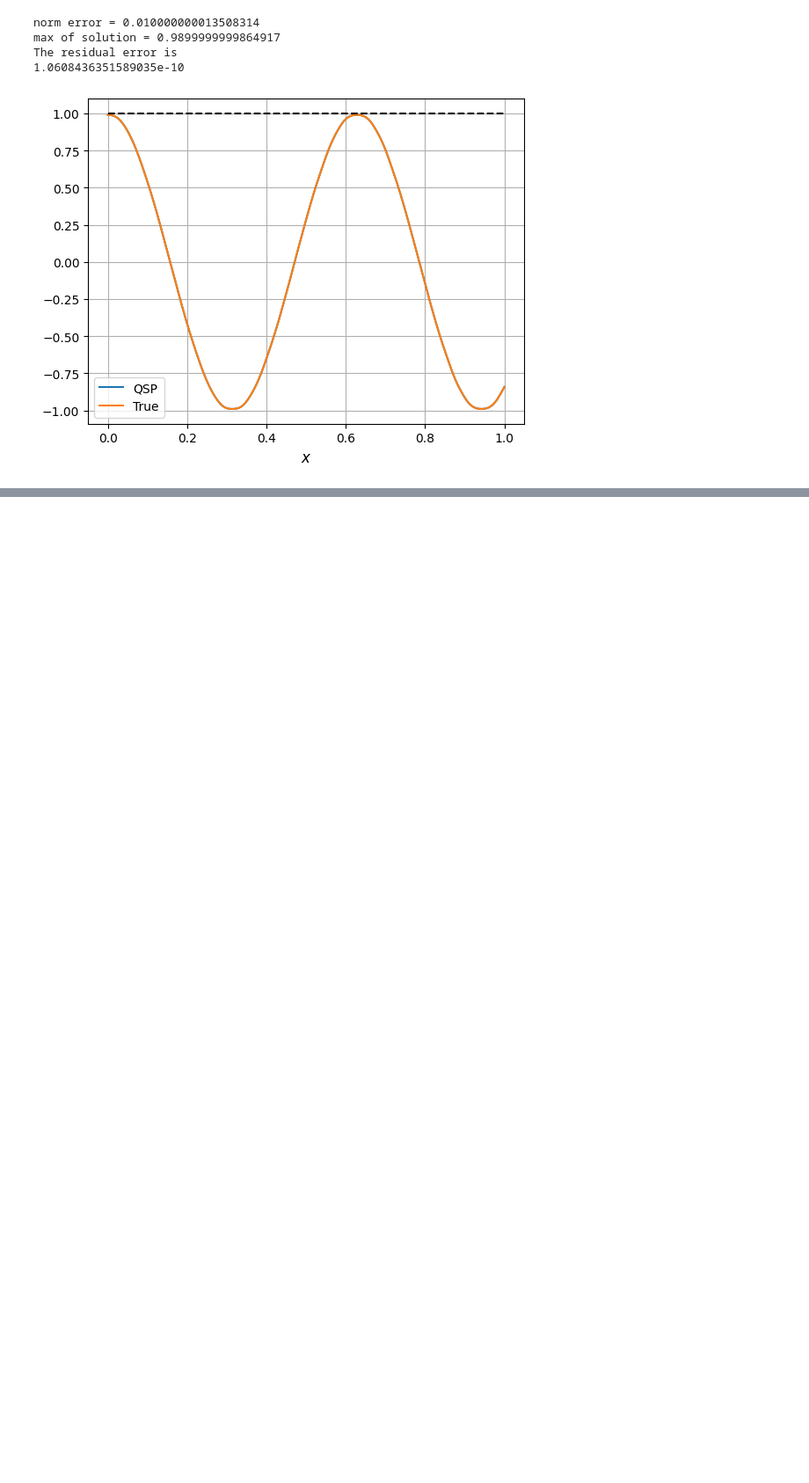
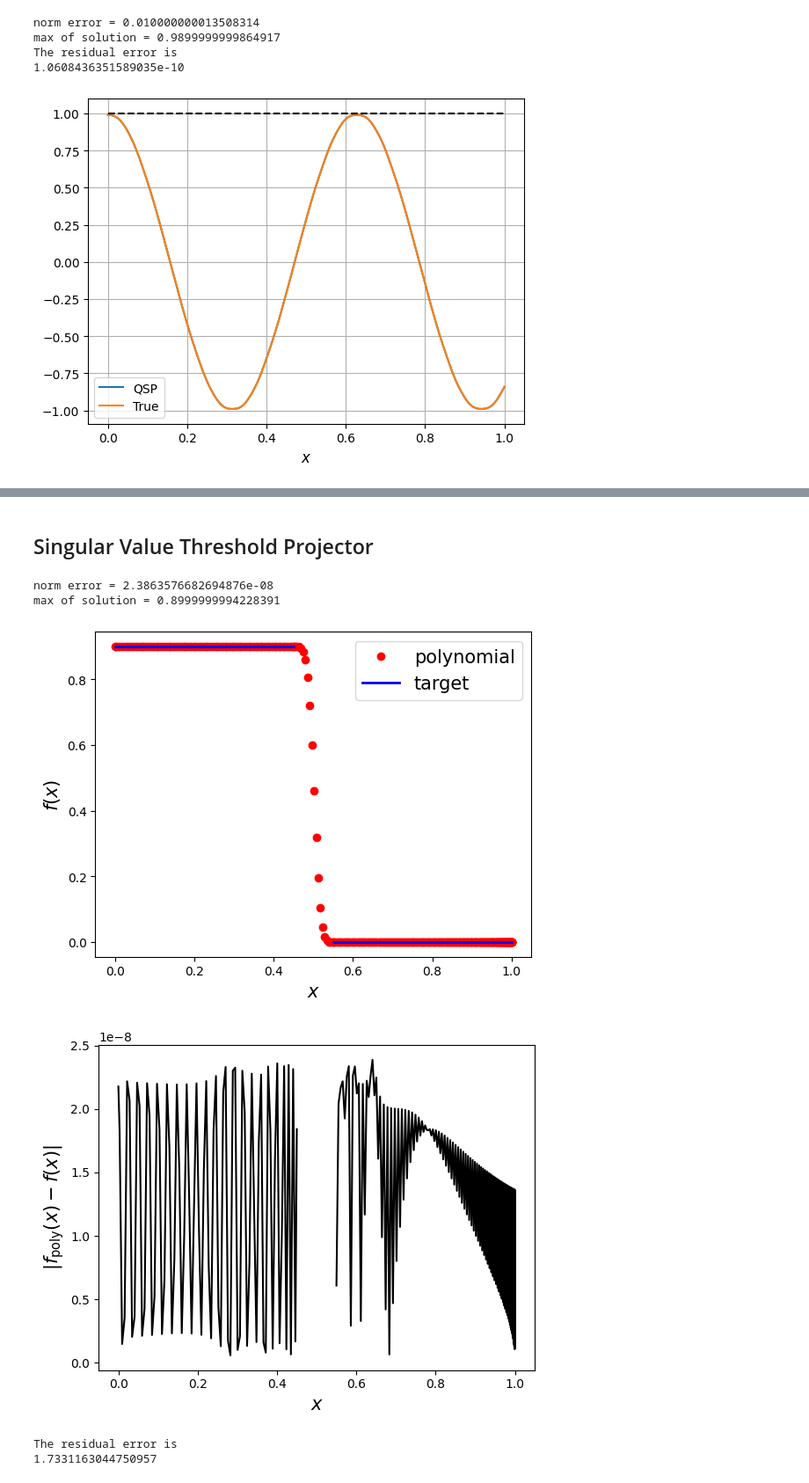
Before and after one commit to qsppack/pyqsppack, a Jupyter notebook: nlft_examples.ipynb, the cells around one changed output, grey strips where cells are left out. Shown at 88% size. Saved outputs shown, nothing was run; the diff lists cells and outputs as text; code cells hidden in the pictures; blank space fills up the shorter version.

```diff
--- a/nlft_examples.ipynb
+++ b/nlft_examples.ipynb
@@ -180,0 +241,46 @@ plt.show()
+# %% [markdown]
+## Singular Value Threshold Projector
+# %%
+delta = 0.05
+targ = np.vectorize(lambda x: 1 if np.abs(x) < 0.5 else 0)
+deg = 250
+parity = deg % 2
+
+opts = {
+    'intervals': [0, 0.5-delta, 0.5+delta, 1],
+    'objnorm': np.inf,
+    'epsil': 0.1,
+    'npts': 250,
+    'fscale': 0.9,
+    'maxiter': 100,
+    'isplot': True,
+    'method': 'cvxpy'
+}
+coef_full = cvx_poly_coef(targ, deg, opts)
+coef = 2*coef_full[parity::2]
+
+
+opts.update({
+    'N': 2**9,
+    'method': 'NLFT',
+    'targetPre': False,
+    'typePhi': 'reduced'})
+phi_proc, out = solve(coef, parity, opts)
+out['typePhi'] = 'full'
+
+
+xlist = np.linspace(0, 1, 1000)
+func = lambda x: chebyshev_to_func(x, coef, parity, True)
+targ_value = targ(xlist)
+func_value = func(xlist)
+QSP_value = get_entry(xlist, np.real(phi_proc), out)
+err = np.linalg.norm(QSP_value - func_value, np.inf)
+print('The residual error is')
+print(err)
+# %% [output]
+norm error = 2.3863576682694876e-08
+max of solution = 0.8999999994228391
+[figure, added]
+[figure, added]
+The residual error is
+1.7331163044750957
```
Also changed, not shown: parts of 6 cells of this notebook.
